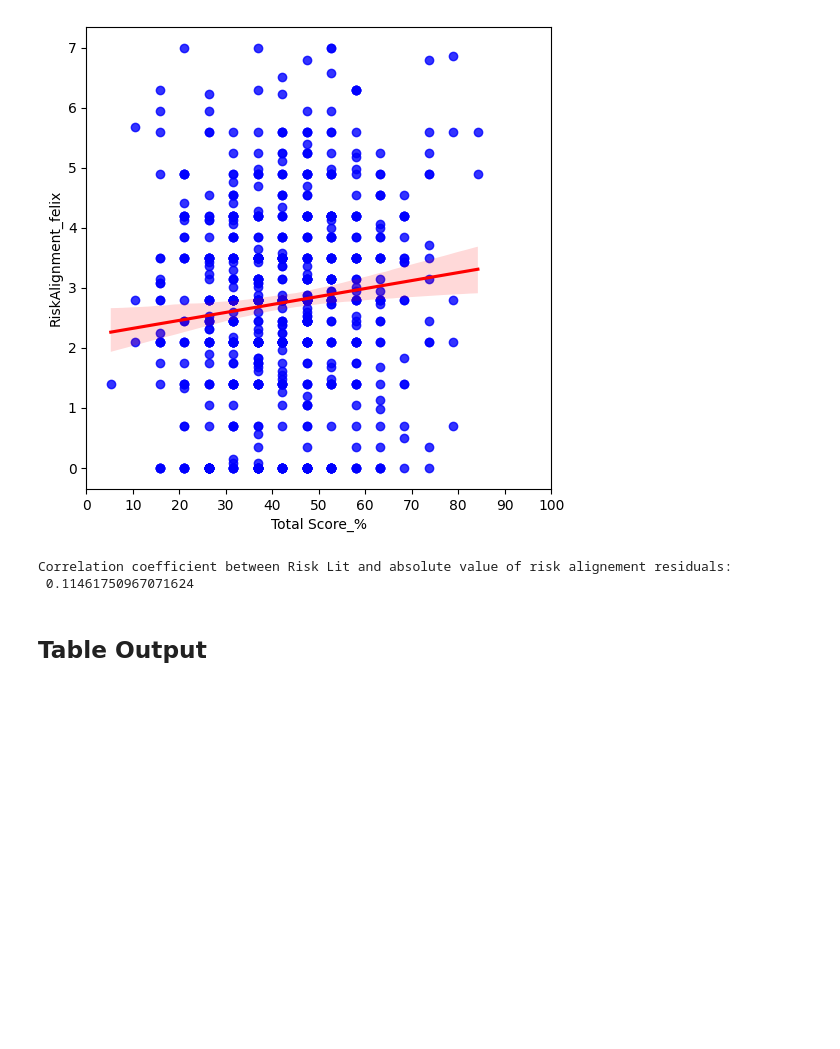
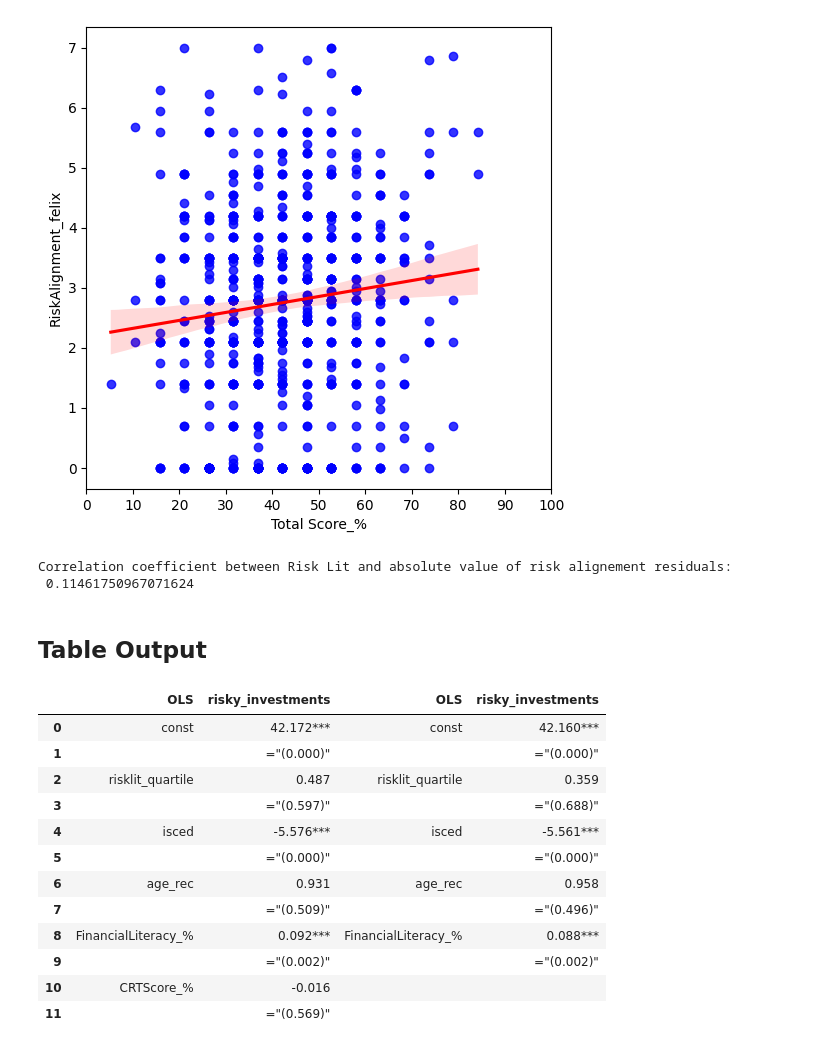
Before and after one commit to Leshleon/risk-literacy, a Jupyter notebook: data_analysis/new_code/india_dynata/210725_India_Dynata.ipynb, the cells around one changed output. Cells and saved outputs as stored; diff of their text form; code cells hidden in the pictures; blank space fills up the shorter version.

```diff
--- a/data_analysis/new_code/india_dynata/210725_India_Dynata.ipynb
+++ b/data_analysis/new_code/india_dynata/210725_India_Dynata.ipynb
@@ -4785,6 +4781,24 @@ def regression_output(data: pd.DataFrame, regression_type: str, dependent_variab
 # %%
 data = finplan2_data.copy()
 import csv
-regression_output(data = data, regression_type = "OLS", dependent_variable = "risky_investments",
-                  independent_variable = "risklit_quartile", control_variables = ["isced", "age_rec", "FinancialLiteracy_%", "CRTScore_%"],
-                  depvar_absval = False).to_csv("testing.csv", index = False, quoting=1)
+pd.concat([ regression_output(data = data, regression_type = "OLS", dependent_variable = "risky_investments",
+                              independent_variable = "risklit_quartile", control_variables = ["isced", "age_rec", "FinancialLiteracy_%", "CRTScore_%"],
+                              depvar_absval = False),
+            regression_output(data = data, regression_type = "OLS", dependent_variable = "risky_investments",
+                              independent_variable = "risklit_quartile", control_variables = ["isced", "age_rec", "FinancialLiteracy_%"],
+                              depvar_absval = False)],
+                              axis = 1).replace({pd.NA:""})
+# %% [output]
+|  | OLS | risky_investments | OLS | risky_investments |
+| 0 | const | 42.172*** | const | 42.160*** |
+| 1 |  | ="(0.000)" |  | ="(0.000)" |
+| 2 | risklit_quartile | 0.487 | risklit_quartile | 0.359 |
+| 3 |  | ="(0.597)" |  | ="(0.688)" |
+| 4 | isced | -5.576*** | isced | -5.561*** |
+| 5 |  | ="(0.000)" |  | ="(0.000)" |
+| 6 | age_rec | 0.931 | age_rec | 0.958 |
+| 7 |  | ="(0.509)" |  | ="(0.496)" |
+| 8 | FinancialLiteracy_% | 0.092*** | FinancialLiteracy_% | 0.088*** |
+| 9 |  | ="(0.002)" |  | ="(0.002)" |
+| 10 | CRTScore_% | -0.016 |  |  |
+| 11 |  | ="(0.569)" |  |  |
```
Also changed, not shown: parts of 103 cells of this notebook, 12 other files.
